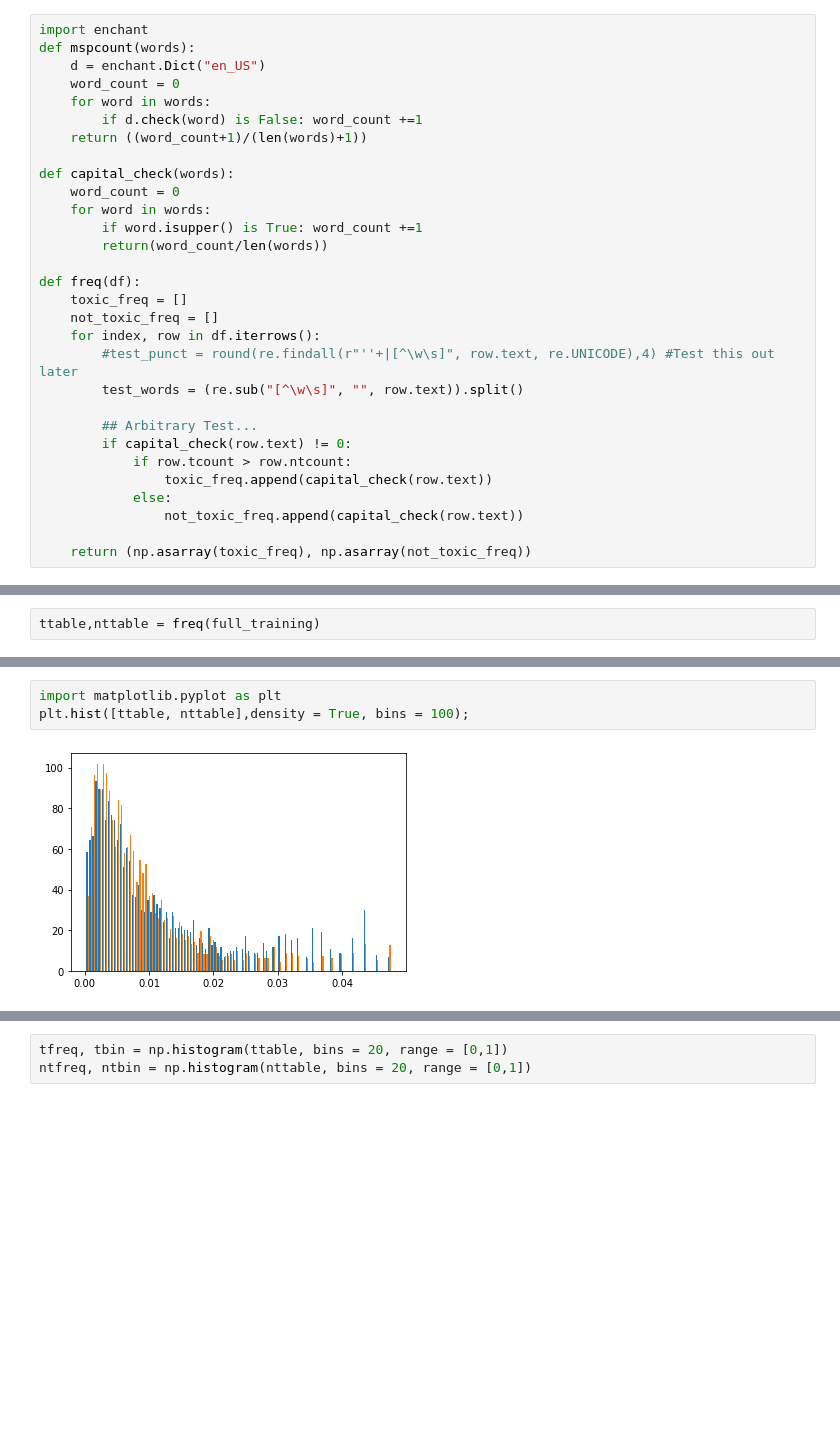
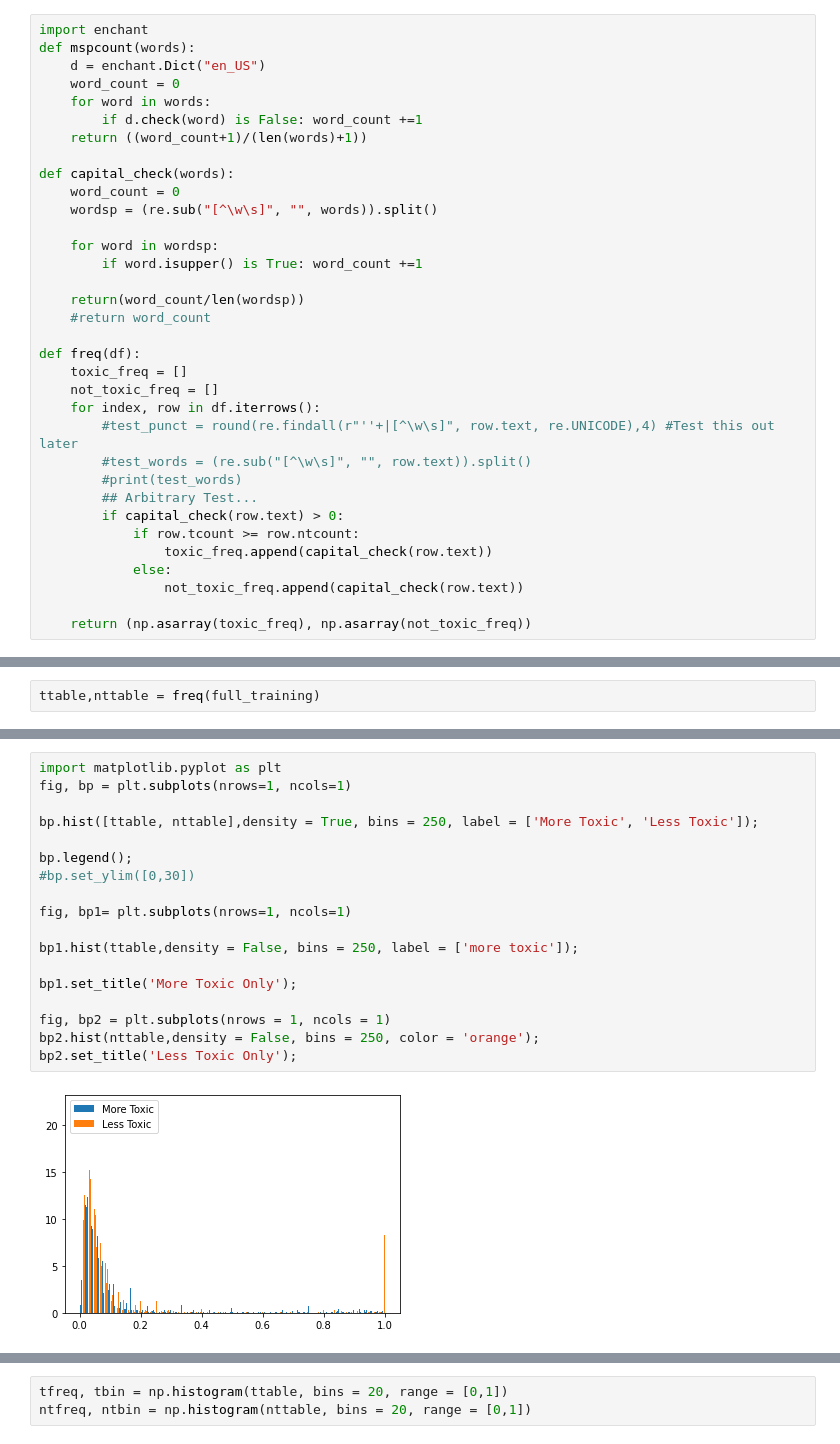
Before and after one commit to rayyungdev/toxicitykaggle, a Jupyter notebook: toxiccomments.ipynb, the cells around one changed output, grey strips where cells are left out. Cells and saved outputs as stored; diff of their text form; blank space fills up the shorter version.

```diff
--- a/toxiccomments.ipynb
+++ b/toxiccomments.ipynb
@@ -412,20 +412,24 @@ def mspcount(words):
 
 def capital_check(words):
     word_count = 0
-    for word in words:
+    wordsp = (re.sub("[^\w\s]", "", words)).split()
+
+    for word in wordsp:
         if word.isupper() is True: word_count +=1
-        return(word_count/len(words))
+
+    return(word_count/len(wordsp))
+    #return word_count
 
 def freq(df):
     toxic_freq = []
     not_toxic_freq = []
     for index, row in df.iterrows():
         #test_punct = round(re.findall(r"''+|[^\w\s]", row.text, re.UNICODE),4) #Test this out later
-        test_words = (re.sub("[^\w\s]", "", row.text)).split()
-
+        #test_words = (re.sub("[^\w\s]", "", row.text)).split()
+        #print(test_words)
         ## Arbitrary Test...
-        if capital_check(row.text) != 0:
-            if row.tcount > row.ntcount:
+        if capital_check(row.text) > 0:
+            if row.tcount >= row.ntcount:
                 toxic_freq.append(capital_check(row.text))
             else:
                 not_toxic_freq.append(capital_check(row.text))
@@ -492,5 +440,20 @@ np.median(ttable)
 # %%
 import matplotlib.pyplot as plt
-plt.hist([ttable, nttable],density = True, bins = 100);
+fig, bp = plt.subplots(nrows=1, ncols=1)
+
+bp.hist([ttable, nttable],density = True, bins = 250, label = ['More Toxic', 'Less Toxic']);
+
+bp.legend();
+#bp.set_ylim([0,30])
+
+fig, bp1= plt.subplots(nrows=1, ncols=1)
+
+bp1.hist(ttable,density = False, bins = 250, label = ['more toxic']);
+
+bp1.set_title('More Toxic Only');
+
+fig, bp2 = plt.subplots(nrows = 1, ncols = 1)
+bp2.hist(nttable,density = False, bins = 250, color = 'orange');
+bp2.set_title('Less Toxic Only');
 # %% [output]
-[figure, old version]
+[figure, new version]
```
Also changed, not shown: parts of 12 cells of this notebook.
